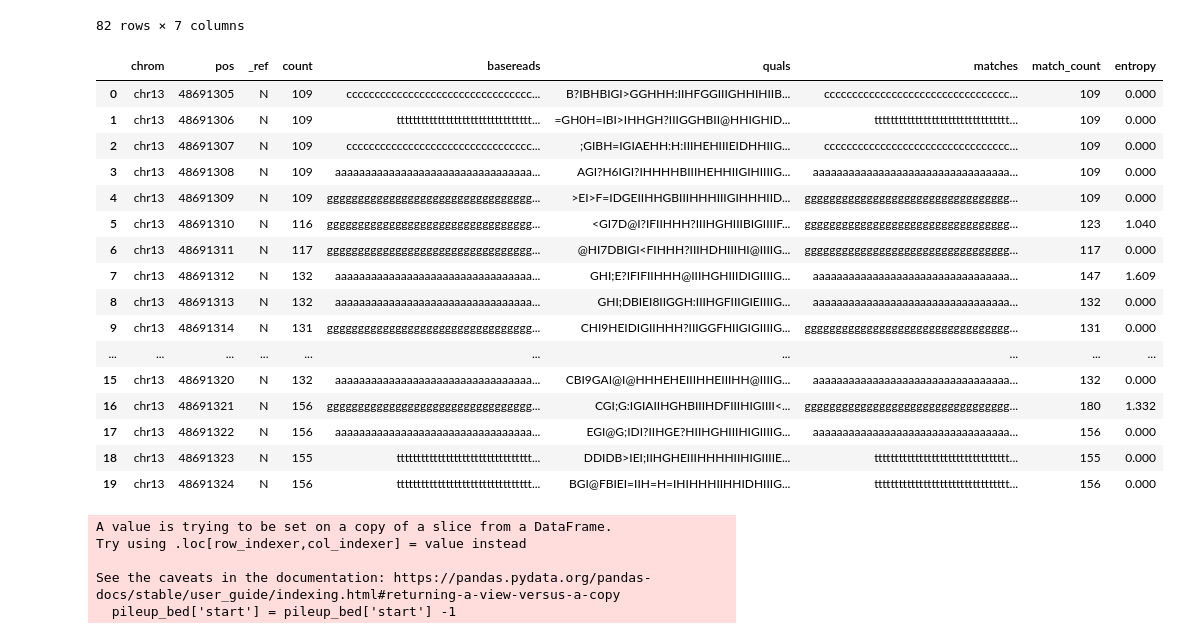
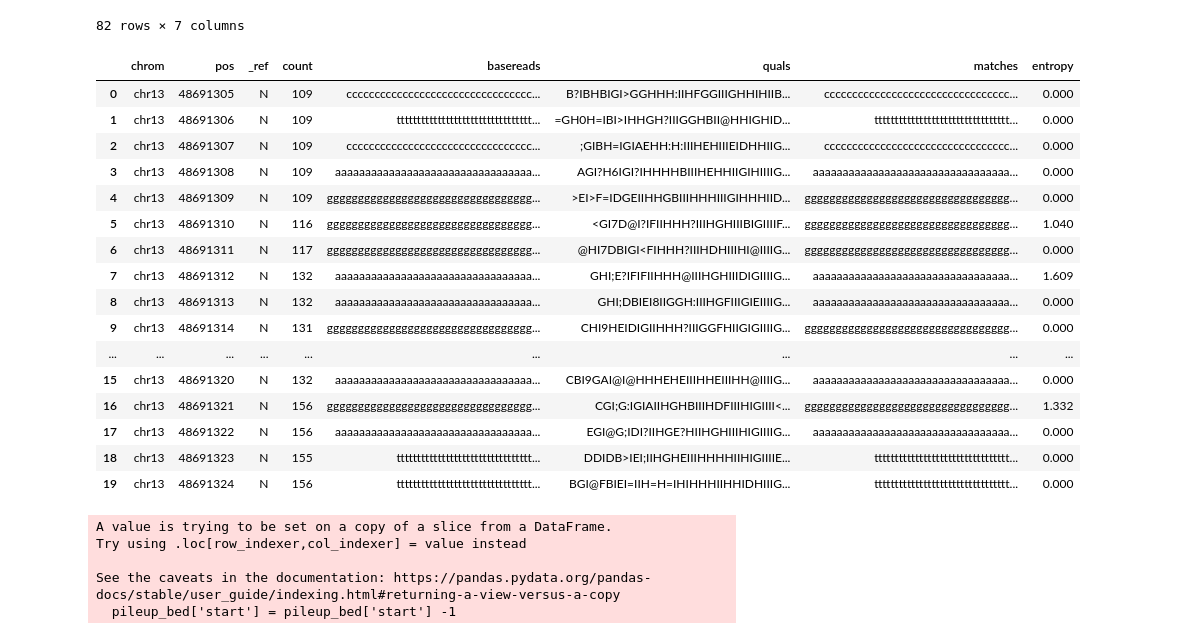
Before and after one commit to junsoopablo/bioinfo2_project, a Jupyter notebook: 03_termproj.ipynb, the cells around one changed output. Drawn from its saved outputs; the diff is of its cells as text; code cells hidden in the pictures.

```diff
--- a/03_termproj.ipynb
+++ b/03_termproj.ipynb
@@ -145,27 +145,26 @@ def entropy2(matches):
     total = sum(basedic.values())
     return entropy1([i/total for i in basedic.values()])
 # %%
-pileup['match_count'] = pileup.apply(lambda x: len(x['matches']), axis=1)
 pileup['entropy'] = pileup.apply(lambda x: entropy2(x['matches']), axis=1)
 pileup.head(20)
 # %% [output]
-|  | chrom | pos | _ref | count | basereads | quals | matches | match_count | entropy |
-| 0 | chr13 | 48691305 | N | 109 | ccccccccccccccccccccccccccccccccc... | B?IBHBIGI>GGHHH:IIHFGGIIIGHHIHIIB... | ccccccccccccccccccccccccccccccccc... | 109 | 0.000 |
-| 1 | chr13 | 48691306 | N | 109 | ttttttttttttttttttttttttttttttttt... | =GH0H=IBI>IHHGH?IIIGGHBII@HHIGHID... | ttttttttttttttttttttttttttttttttt... | 109 | 0.000 |
-| 2 | chr13 | 48691307 | N | 109 | ccccccccccccccccccccccccccccccccc... | ;GIBH=IGIAEHH:H:IIIHEHIIIEIDHHIIG... | ccccccccccccccccccccccccccccccccc... | 109 | 0.000 |
-| 3 | chr13 | 48691308 | N | 109 | aaaaaaaaaaaaaaaaaaaaaaaaaaaaaaaaa... | AGI?H6IGI?IHHHHBIIIHEHHIIGIHIIIIG... | aaaaaaaaaaaaaaaaaaaaaaaaaaaaaaaaa... | 109 | 0.000 |
-| 4 | chr13 | 48691309 | N | 109 | ggggggggggggggggggggggggggggggggg... | >EI>F=IDGEIIHHGBIIIHHHIIIGIHHHIID... | ggggggggggggggggggggggggggggggggg... | 109 | 0.000 |
-| 5 | chr13 | 48691310 | N | 116 | ggggggggggggggggggggggggggggggggg... | <GI7D@I?IFIIHHH?IIIHGHIIIBIGIIIIF... | ggggggggggggggggggggggggggggggggg... | 123 | 1.040 |
-| 6 | chr13 | 48691311 | N | 117 | ggggggggggggggggggggggggggggggggg... | @HI7DBIGI<FIHHH?IIIHDHIIIHI@IIIIG... | ggggggggggggggggggggggggggggggggg... | 117 | 0.000 |
-| 7 | chr13 | 48691312 | N | 132 | aaaaaaaaaaaaaaaaaaaaaaaaaaaaaaaaa... | GHI;E?IFIFIIHHH@IIIHGHIIIDIGIIIIG... | aaaaaaaaaaaaaaaaaaaaaaaaaaaaaaaaa... | 147 | 1.609 |
-| 8 | chr13 | 48691313 | N | 132 | aaaaaaaaaaaaaaaaaaaaaaaaaaaaaaaaa... | GHI;DBIEI8IIGGH:IIIHGFIIIGIEIIIIG... | aaaaaaaaaaaaaaaaaaaaaaaaaaaaaaaaa... | 132 | 0.000 |
-| 9 | chr13 | 48691314 | N | 131 | ggggggggggggggggggggggggggggggggg... | CHI9HEIDIGIIHHH?IIIGGFHIIGIGIIIIG... | ggggggggggggggggggggggggggggggggg... | 131 | 0.000 |
-| ... | ... | ... | ... | ... | ... | ... | ... | ... | ... |
-| 15 | chr13 | 48691320 | N | 132 | aaaaaaaaaaaaaaaaaaaaaaaaaaaaaaaaa... | CBI9GAI@I@HHHEHEIIIHHEIIIHH@IIIIG... | aaaaaaaaaaaaaaaaaaaaaaaaaaaaaaaaa... | 132 | 0.000 |
-| 16 | chr13 | 48691321 | N | 156 | ggggggggggggggggggggggggggggggggg... | CGI;G:IGIAIIHGHBIIIHDFIIIHIGIIII<... | ggggggggggggggggggggggggggggggggg... | 180 | 1.332 |
-| 17 | chr13 | 48691322 | N | 156 | aaaaaaaaaaaaaaaaaaaaaaaaaaaaaaaaa... | EGI@G;IDI?IIHGE?HIIHGHIIIHIGIIIIG... | aaaaaaaaaaaaaaaaaaaaaaaaaaaaaaaaa... | 156 | 0.000 |
-| 18 | chr13 | 48691323 | N | 155 | ttttttttttttttttttttttttttttttttt... | DDIDB>IEI;IIHGHEIIIHHHHIIHIGIIIIE... | ttttttttttttttttttttttttttttttttt... | 155 | 0.000 |
-| 19 | chr13 | 48691324 | N | 156 | ttttttttttttttttttttttttttttttttt... | BGI@FBIEI=IIH=H=IHIHHHIIHHIDHIIIG... | ttttttttttttttttttttttttttttttttt... | 156 | 0.000 |
+|  | chrom | pos | _ref | count | basereads | quals | matches | entropy |
+| 0 | chr13 | 48691305 | N | 109 | ccccccccccccccccccccccccccccccccc... | B?IBHBIGI>GGHHH:IIHFGGIIIGHHIHIIB... | ccccccccccccccccccccccccccccccccc... | 0.000 |
+| 1 | chr13 | 48691306 | N | 109 | ttttttttttttttttttttttttttttttttt... | =GH0H=IBI>IHHGH?IIIGGHBII@HHIGHID... | ttttttttttttttttttttttttttttttttt... | 0.000 |
+| 2 | chr13 | 48691307 | N | 109 | ccccccccccccccccccccccccccccccccc... | ;GIBH=IGIAEHH:H:IIIHEHIIIEIDHHIIG... | ccccccccccccccccccccccccccccccccc... | 0.000 |
+| 3 | chr13 | 48691308 | N | 109 | aaaaaaaaaaaaaaaaaaaaaaaaaaaaaaaaa... | AGI?H6IGI?IHHHHBIIIHEHHIIGIHIIIIG... | aaaaaaaaaaaaaaaaaaaaaaaaaaaaaaaaa... | 0.000 |
+| 4 | chr13 | 48691309 | N | 109 | ggggggggggggggggggggggggggggggggg... | >EI>F=IDGEIIHHGBIIIHHHIIIGIHHHIID... | ggggggggggggggggggggggggggggggggg... | 0.000 |
+| 5 | chr13 | 48691310 | N | 116 | ggggggggggggggggggggggggggggggggg... | <GI7D@I?IFIIHHH?IIIHGHIIIBIGIIIIF... | ggggggggggggggggggggggggggggggggg... | 1.040 |
+| 6 | chr13 | 48691311 | N | 117 | ggggggggggggggggggggggggggggggggg... | @HI7DBIGI<FIHHH?IIIHDHIIIHI@IIIIG... | ggggggggggggggggggggggggggggggggg... | 0.000 |
+| 7 | chr13 | 48691312 | N | 132 | aaaaaaaaaaaaaaaaaaaaaaaaaaaaaaaaa... | GHI;E?IFIFIIHHH@IIIHGHIIIDIGIIIIG... | aaaaaaaaaaaaaaaaaaaaaaaaaaaaaaaaa... | 1.609 |
+| 8 | chr13 | 48691313 | N | 132 | aaaaaaaaaaaaaaaaaaaaaaaaaaaaaaaaa... | GHI;DBIEI8IIGGH:IIIHGFIIIGIEIIIIG... | aaaaaaaaaaaaaaaaaaaaaaaaaaaaaaaaa... | 0.000 |
+| 9 | chr13 | 48691314 | N | 131 | ggggggggggggggggggggggggggggggggg... | CHI9HEIDIGIIHHH?IIIGGFHIIGIGIIIIG... | ggggggggggggggggggggggggggggggggg... | 0.000 |
+| ... | ... | ... | ... | ... | ... | ... | ... | ... |
+| 15 | chr13 | 48691320 | N | 132 | aaaaaaaaaaaaaaaaaaaaaaaaaaaaaaaaa... | CBI9GAI@I@HHHEHEIIIHHEIIIHH@IIIIG... | aaaaaaaaaaaaaaaaaaaaaaaaaaaaaaaaa... | 0.000 |
+| 16 | chr13 | 48691321 | N | 156 | ggggggggggggggggggggggggggggggggg... | CGI;G:IGIAIIHGHBIIIHDFIIIHIGIIII<... | ggggggggggggggggggggggggggggggggg... | 1.332 |
+| 17 | chr13 | 48691322 | N | 156 | aaaaaaaaaaaaaaaaaaaaaaaaaaaaaaaaa... | EGI@G;IDI?IIHGE?HIIHGHIIIHIGIIIIG... | aaaaaaaaaaaaaaaaaaaaaaaaaaaaaaaaa... | 0.000 |
+| 18 | chr13 | 48691323 | N | 155 | ttttttttttttttttttttttttttttttttt... | DDIDB>IEI;IIHGHEIIIHHHHIIHIGIIIIE... | ttttttttttttttttttttttttttttttttt... | 0.000 |
+| 19 | chr13 | 48691324 | N | 156 | ttttttttttttttttttttttttttttttttt... | BGI@FBIEI=IIH=H=IHIHHHIIHHIDHIIIG... | ttttttttttttttttttttttttttttttttt... | 0.000 |
 # %%
 pileup_bed = pileup[['chrom','pos','pos','entropy']]
 pileup_bed.columns = ['chrom','start','end','entroypy']
```
